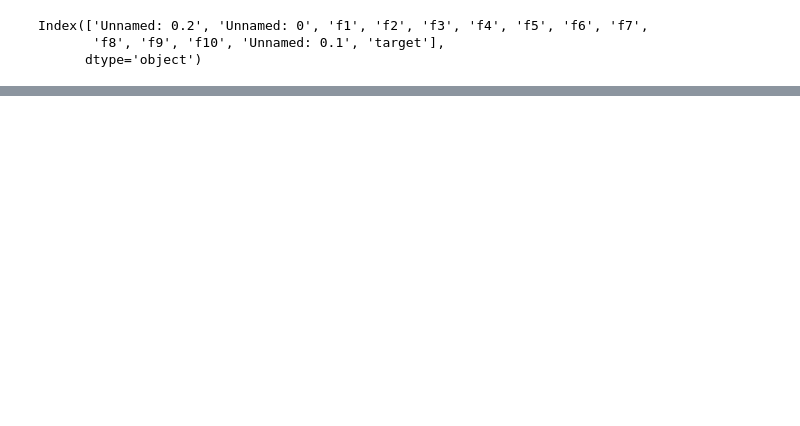
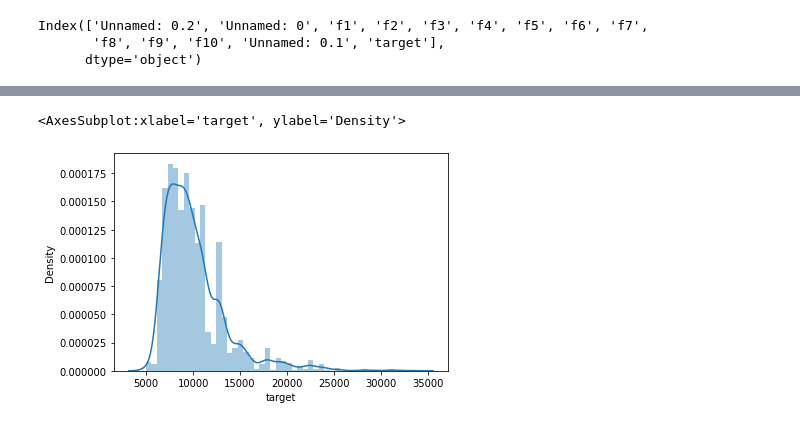
Before and after one commit to FaizaMehboob/02-04-2022, a Jupyter notebook: 08_flight_prediction.ipynb, the cells around one changed output, grey strips where cells are left out. Cells and saved outputs as stored; diff of their text form; code cells hidden in the pictures; blank space fills up the shorter version.

```diff
--- a/08_flight_prediction.ipynb
+++ b/08_flight_prediction.ipynb
@@ -134,0 +158,2 @@ cat_list = ['f2', 'f3', 'f6', 'f8', 'f9', 'f10']
+# %%
+df.drop(['Unnamed: 0.1', 'Unnamed: 0.2'], axis=1, inplace=True)
@@ -134,0 +277,6 @@ cat_list = ['f2', 'f3', 'f6', 'f8', 'f9', 'f10']
+# %%
+# target
+sns.distplot(df['target'])
+# %% [output]
+<AxesSubplot:xlabel='target', ylabel='Density'>
+[figure, added]
```
Also changed, not shown: parts of 17 cells of this notebook, 4 other files.
